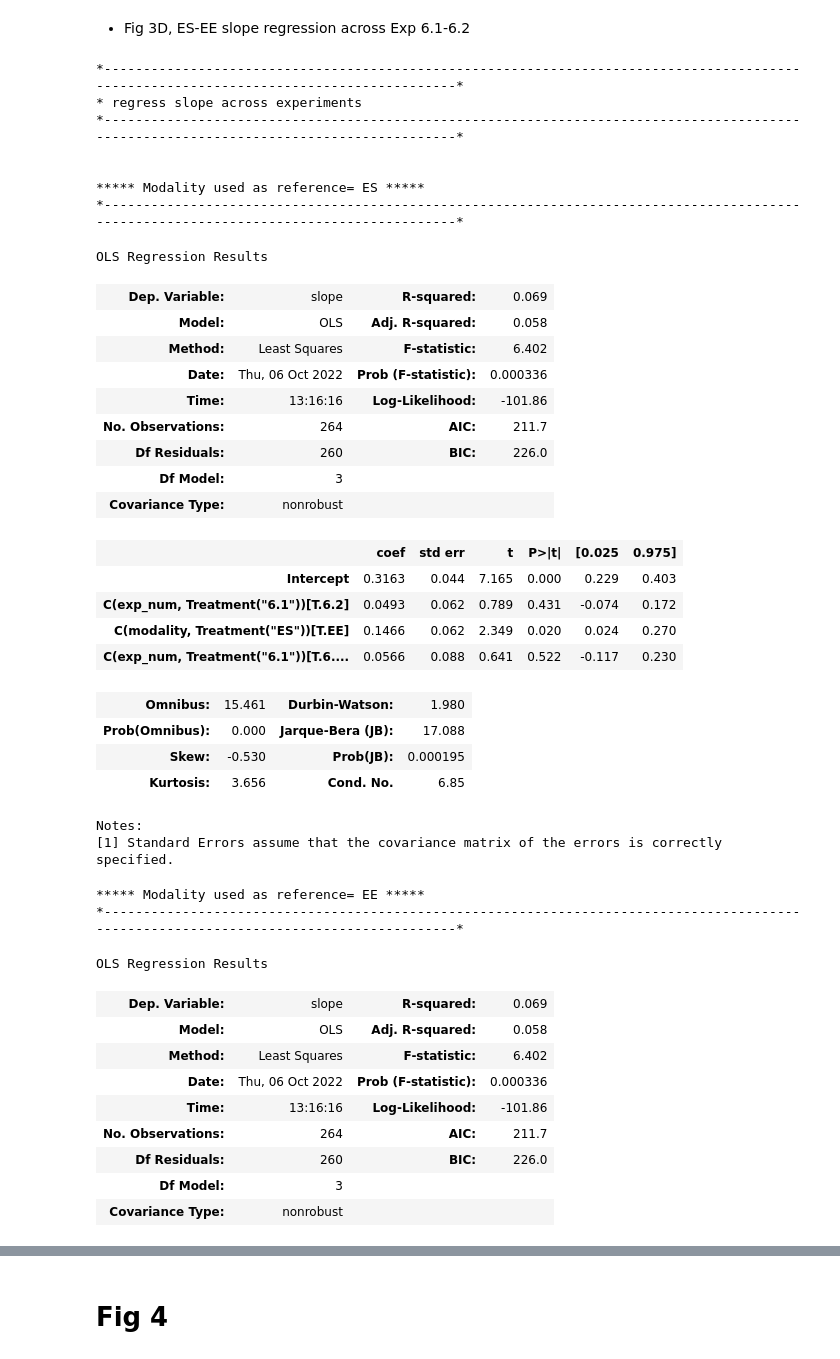
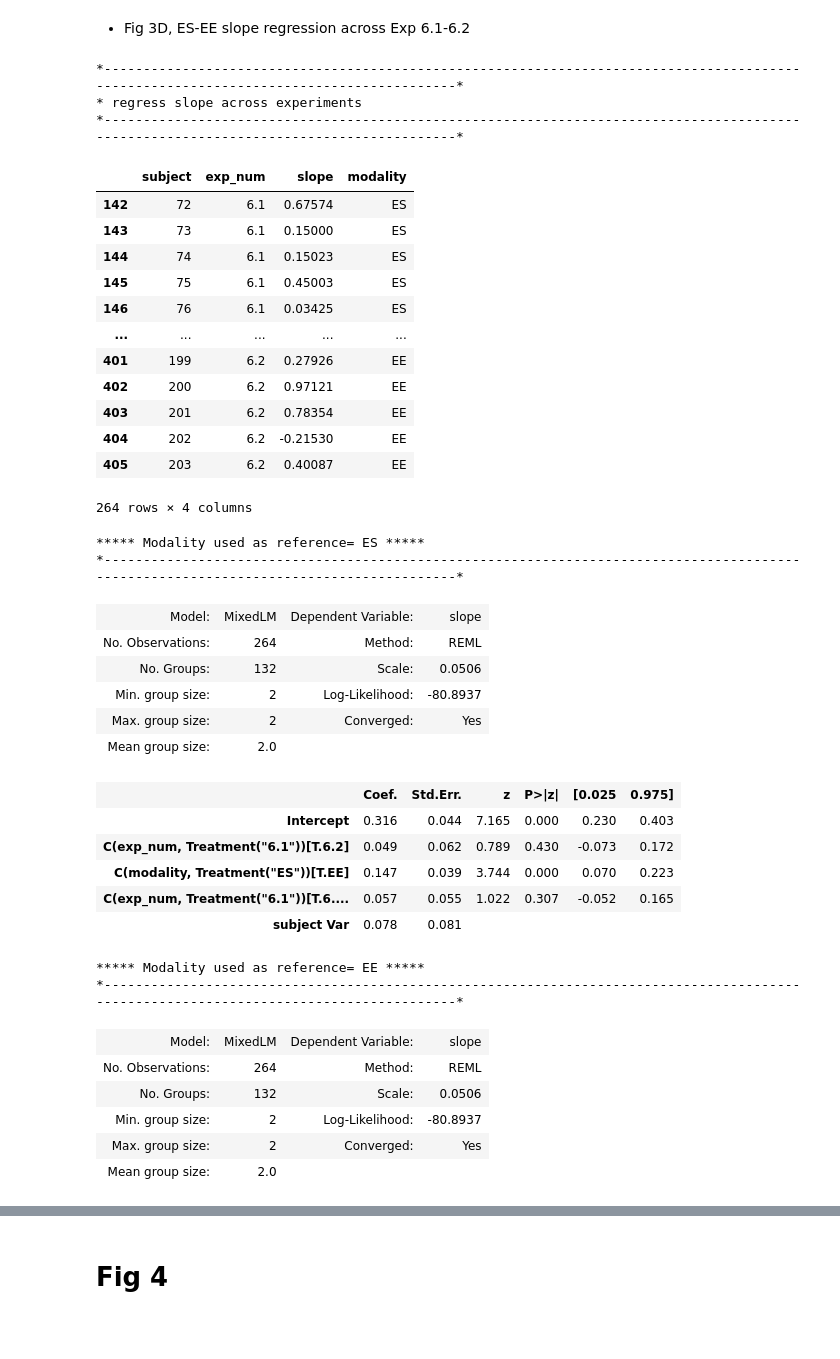
Before and after one commit to bsgarcia/RandCFollowUp, a Jupyter notebook: python/stats.ipynb, the cells around one changed output, grey strips where cells are left out. Drawn from its saved outputs; the diff is of its cells as text; code cells hidden in the pictures; blank space fills up the shorter version.

```diff
--- a/python/stats.ipynb
+++ b/python/stats.ipynb
@@ -254,11 +286,15 @@ df = read_csv(filename)
 pd.options.display.float_format = '{:,.5f}'.format
 # test performance within exp and across cond with regression
 print_section('Regress slopes across experiments')
+#df['modality'] = df['modality'].map({'LE': 1, 'ES': 2, 'SP':3})
+df
 
 # iterate through each modality and set it as "reference modality" to get "absolute slopes" for each
 for modality in ('LE', 'ES', 'SP'):
-    print_subsection('Modality used as reference= ' + modality)
-    smf.ols(f'slope ~ C(exp_num) * C(modality, Treatment("{modality}"))', data=df).fit().summary()
+    print_subsection('Modality used as reference= ' + str(modality))
+    #smf.ols(f'slope ~ C(exp_num) * C(modality, Treatment("{modality}"))', data=df).fit().summary()
+
+    smf.mixedlm(f'slope ~ C(exp_num) * C(modality, Treatment("{modality}"))', groups='subject', data=df).fit().summary()
 # %% [output]
 *---------------------------------------------------------------------------------------------------------------------------------------*
 * DATASET INFO
@@ -415,51 +489,50 @@ pg.pairwise_tests(data=df, dv='slope', subject='subject', between='exp_num', wit
 # %%
 # test performance within exp and across cond with regression
 print_section('regress slope across experiments')
 
 df['exp_num'] = df['exp_num'].astype(str)
 df = df[df.exp_num!='5.0']
+df
 # iterate through each modality and set it as "reference modality" to get "absolute slopes" for each
 for modality in ('ES', 'EE'):
     print_subsection('Modality used as reference= ' + modality)
-    smf.ols(f'slope ~ C(exp_num, Treatment("6.1")) * C(modality, Treatment("{modality}"))', data=df).fit().summary()
+    smf.mixedlm(f'slope ~ C(exp_num, Treatment("6.1")) * C(modality, Treatment("{modality}"))', groups='subject', data=df).fit().summary()
 # %% [output]
 *---------------------------------------------------------------------------------------------------------------------------------------*
 * regress slope across experiments
 *---------------------------------------------------------------------------------------------------------------------------------------*
-
-
-***** Modality used as reference= ES *****
-*---------------------------------------------------------------------------------------------------------------------------------------*
+|  | subject | exp_num | slope | modality |
+| 142 | 72 | 6.1 | 0.67574 | ES |
+| 143 | 73 | 6.1 | 0.15000 | ES |
+| 144 | 74 | 6.1 | 0.15023 | ES |
+| 145 | 75 | 6.1 | 0.45003 | ES |
+| 146 | 76 | 6.1 | 0.03425 | ES |
+| ... | ... | ... | ... | ... |
+| 401 | 199 | 6.2 | 0.27926 | EE |
+| 402 | 200 | 6.2 | 0.97121 | EE |
+| 403 | 201 | 6.2 | 0.78354 | EE |
+| 404 | 202 | 6.2 | -0.21530 | EE |
+| 405 | 203 | 6.2 | 0.40087 | EE |
-OLS Regression Results
+264 rows × 4 columns
-| Dep. Variable: | slope | R-squared: | 0.069 |
-| Model: | OLS | Adj. R-squared: | 0.058 |
-| Method: | Least Squares | F-statistic: | 6.402 |
-| Date: | Thu, 06 Oct 2022 | Prob (F-statistic): | 0.000336 |
-| Time: | 13:16:16 | Log-Likelihood: | -101.86 |
-| No. Observations: | 264 | AIC: | 211.7 |
-| Df Residuals: | 260 | BIC: | 226.0 |
-| Df Model: | 3 |  |  |
-| Covariance Type: | nonrobust |  |  |
+***** Modality used as reference= ES *****
+*---------------------------------------------------------------------------------------------------------------------------------------*
-|  | coef | std err | t | P>|t| | [0.025 | 0.975] |
-| Intercept | 0.3163 | 0.044 | 7.165 | 0.000 | 0.229 | 0.403 |
-| C(exp_num, Treatment("6.1"))[T.6.2] | 0.0493 | 0.062 | 0.789 | 0.431 | -0.074 | 0.172 |
-| C(modality, Treatment("ES"))[T.EE] | 0.1466 | 0.062 | 2.349 | 0.020 | 0.024 | 0.270 |
-| C(exp_num, Treatment("6.1"))[T.6.... | 0.0566 | 0.088 | 0.641 | 0.522 | -0.117 | 0.230 |
+| Model: | MixedLM | Dependent Variable: | slope |
+| No. Observations: | 264 | Method: | REML |
+| No. Groups: | 132 | Scale: | 0.0506 |
+| Min. group size: | 2 | Log-Likelihood: | -80.8937 |
+| Max. group size: | 2 | Converged: | Yes |
+| Mean group size: | 2.0 |  |  |
-| Omnibus: | 15.461 | Durbin-Watson: | 1.980 |
-| Prob(Omnibus): | 0.000 | Jarque-Bera (JB): | 17.088 |
-| Skew: | -0.530 | Prob(JB): | 0.000195 |
-| Kurtosis: | 3.656 | Cond. No. | 6.85 |
+|  | Coef. | Std.Err. | z | P>|z| | [0.025 | 0.975] |
+| Intercept | 0.316 | 0.044 | 7.165 | 0.000 | 0.230 | 0.403 |
+| C(exp_num, Treatment("6.1"))[T.6.2] | 0.049 | 0.062 | 0.789 | 0.430 | -0.073 | 0.172 |
+| C(modality, Treatment("ES"))[T.EE] | 0.147 | 0.039 | 3.744 | 0.000 | 0.070 | 0.223 |
+| C(exp_num, Treatment("6.1"))[T.6.... | 0.057 | 0.055 | 1.022 | 0.307 | -0.052 | 0.165 |
+| subject Var | 0.078 | 0.081 |  |  |  |  |
-Notes:
-[1] Standard Errors assume that the covariance matrix of the errors is correctly specified.
 ***** Modality used as reference= EE *****
 *---------------------------------------------------------------------------------------------------------------------------------------*
-OLS Regression Results
-| Dep. Variable: | slope | R-squared: | 0.069 |
-| Model: | OLS | Adj. R-squared: | 0.058 |
-| Method: | Least Squares | F-statistic: | 6.402 |
-| Date: | Thu, 06 Oct 2022 | Prob (F-statistic): | 0.000336 |
-| Time: | 13:16:16 | Log-Likelihood: | -101.86 |
-| No. Observations: | 264 | AIC: | 211.7 |
-| Df Residuals: | 260 | BIC: | 226.0 |
-| Df Model: | 3 |  |  |
-| Covariance Type: | nonrobust |  |  |
+| Model: | MixedLM | Dependent Variable: | slope |
+| No. Observations: | 264 | Method: | REML |
+| No. Groups: | 132 | Scale: | 0.0506 |
+| Min. group size: | 2 | Log-Likelihood: | -80.8937 |
+| Max. group size: | 2 | Converged: | Yes |
+| Mean group size: | 2.0 |  |  |
```
Also changed, not shown: parts of 10 cells of this notebook, 14 other files.
